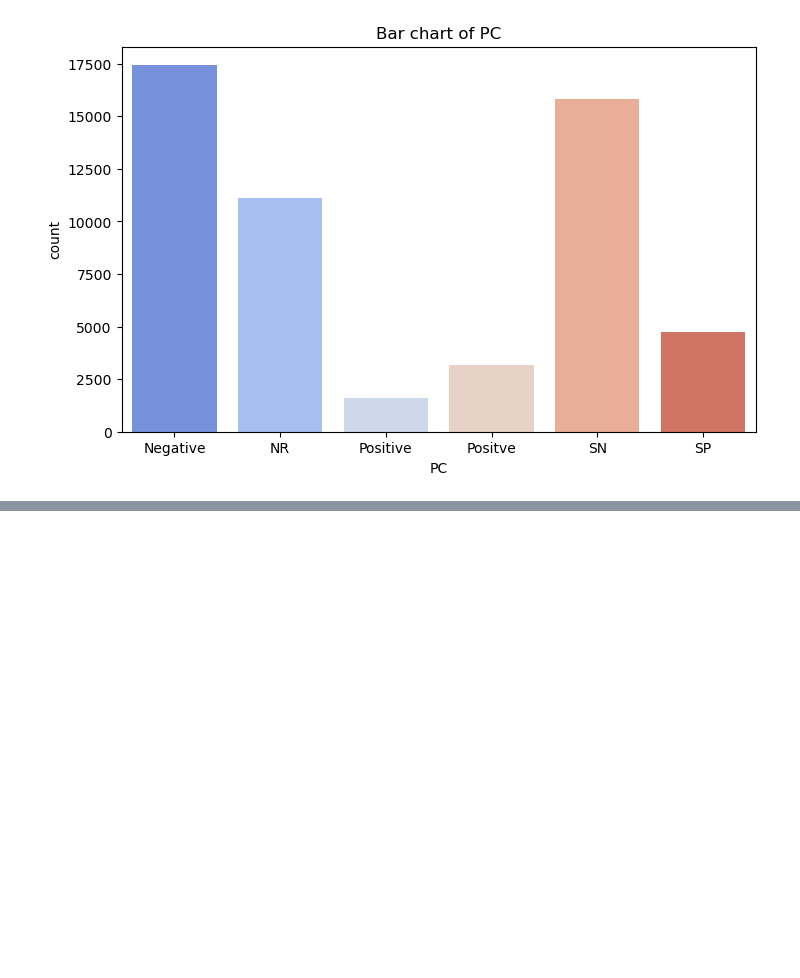
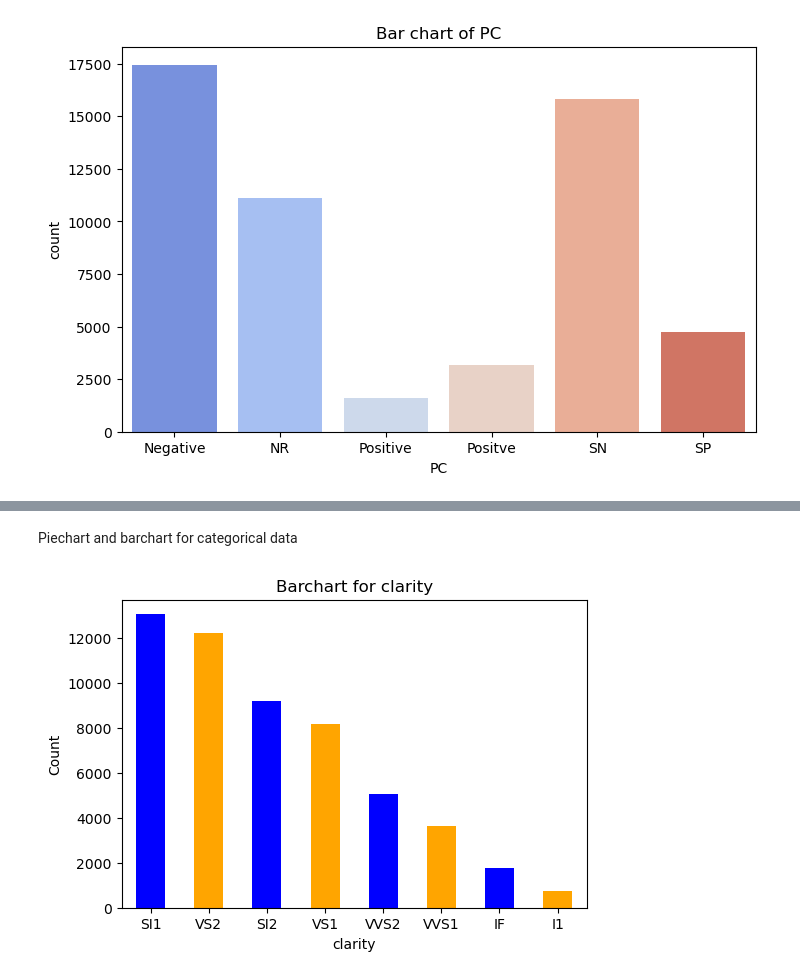
Before and after one commit to anitajn86/DATA-MINING-AND-ANALYTICS, a Jupyter notebook: PRACTICE 1/diamond pricing.ipynb, the cells around one changed output, grey strips where cells are left out. Drawn from its saved outputs; the diff is of its cells as text; code cells hidden in the pictures; blank space fills up the shorter version.

```diff
--- a/PRACTICE 1/diamond pricing.ipynb
+++ b/PRACTICE 1/diamond pricing.ipynb
@@ -140,3 +140,7 @@ for col in catdiamonds:
 # %%
 #since PC and P have negative appearing most times,
 #we are going to use mode to impute for the missing values
+# %%
+catdiamonds['P']=catdiamonds['P'].fillna(catdiamonds['P'].mode().iloc[0])
+catdiamonds['PC']=catdiamonds['PC'].fillna(catdiamonds['PC'].mode().iloc[0])
+catdiamonds
@@ -142,0 +190,12 @@ for col in catdiamonds:
+# %% [markdown]
+Piechart and barchart for categorical data
+# %%
+plt.figure(figsize=(6,4))
+catdiamonds['clarity'].value_counts().plot(kind='bar',color=['blue','orange'])
+plt.title('Barchart for clarity')
+plt.xlabel('clarity')
+plt.ylabel('Count')
+plt.xticks(rotation=0)
+plt.show()
+# %% [output]
+[figure, added]
```
Also changed, not shown: parts of 6 cells of this notebook, 1 other file.
